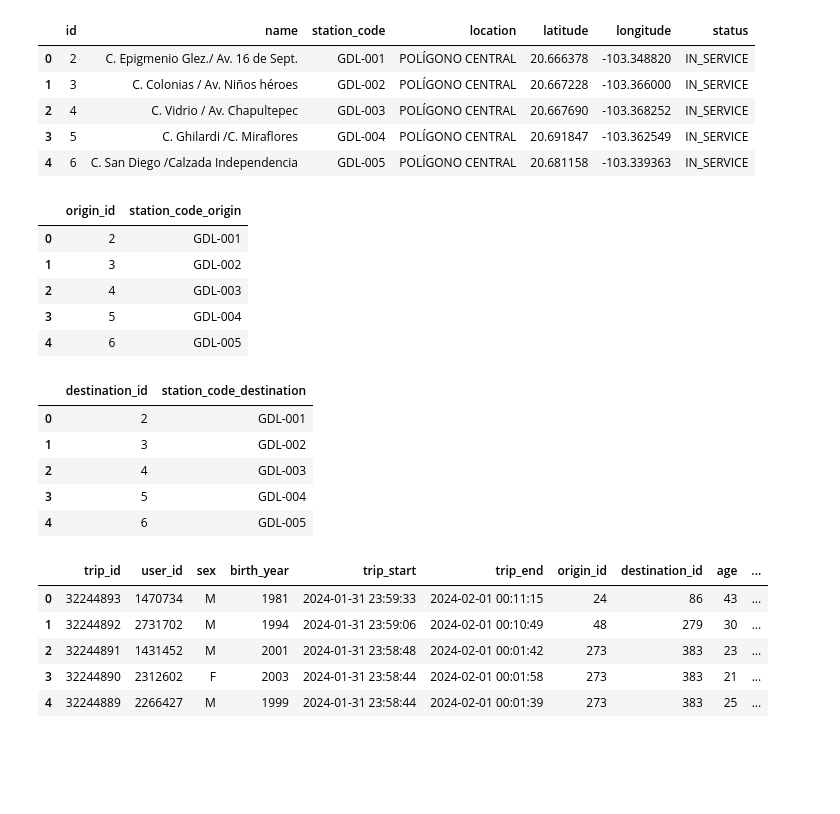
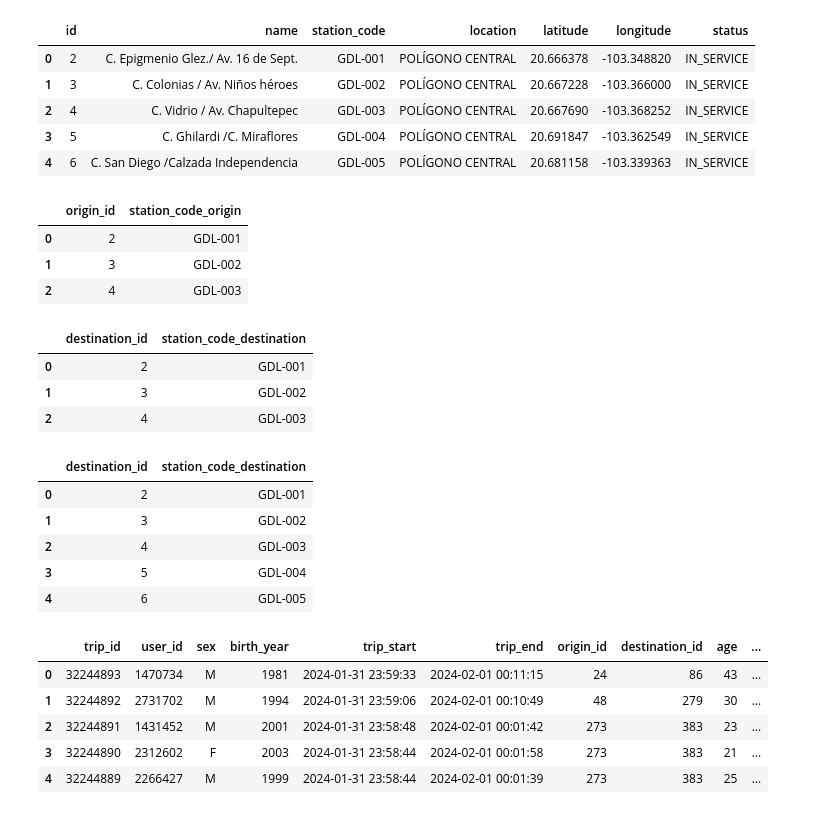
Before and after one commit to latostadorano/mibici_analysis_2014_2025, a Jupyter notebook: notebooks/exploring_data.ipynb, the cells around one changed output. Saved outputs shown, nothing was run; the diff lists cells and outputs as text; code cells hidden in the pictures; blank space fills up the shorter version.

```diff
--- a/notebooks/exploring_data.ipynb
+++ b/notebooks/exploring_data.ipynb
@@ -142,29 +320,33 @@ estaciones.head()
 | 3 | 5 | C. Ghilardi /C. Miraflores | GDL-004 | POLÍGONO CENTRAL | 20.691847 | -103.362549 | IN_SERVICE |
 | 4 | 6 | C. San Diego /Calzada Independencia | GDL-005 | POLÍGONO CENTRAL | 20.681158 | -103.339363 | IN_SERVICE |
 # %%
-# Creamos dataset de origins
-
+# Creamos dataset de estaciones origin
 df_origin = estaciones[['id', 'station_code']]
 df_origin = df_origin.rename(columns= {'id': 'origin_id', 'station_code': 'station_code_origin'})
-df_origin.head()
+df_origin.head(3)
 # %% [output]
 |  | origin_id | station_code_origin |
 | 0 | 2 | GDL-001 |
 | 1 | 3 | GDL-002 |
 | 2 | 4 | GDL-003 |
-| 3 | 5 | GDL-004 |
-| 4 | 6 | GDL-005 |
 # %%
-# Dataset destinations
+# Dataset destination stations
 
 df_destination = estaciones[['id', 'station_code']]
 df_destination = df_destination.rename(columns={'id': 'destination_id', 'station_code': 'station_code_destination'})
-df_destination.head()
+df_destination.head(3)
 # %% [output]
 |  | destination_id | station_code_destination |
 | 0 | 2 | GDL-001 |
 | 1 | 3 | GDL-002 |
 | 2 | 4 | GDL-003 |
-| 3 | 5 | GDL-004 |
-| 4 | 6 | GDL-005 |
+# %%
+df_destination.head()
+# %% [output]
+|  | destination_id | station_code_destination |
+| 0 | 2 | GDL-001 |
+| 1 | 3 | GDL-002 |
+| 2 | 4 | GDL-003 |
+| 3 | 5 | GDL-004 |
+| 4 | 6 | GDL-005 |
 # %%
```
Also changed, not shown: parts of 35 cells of this notebook, 1 other file.
